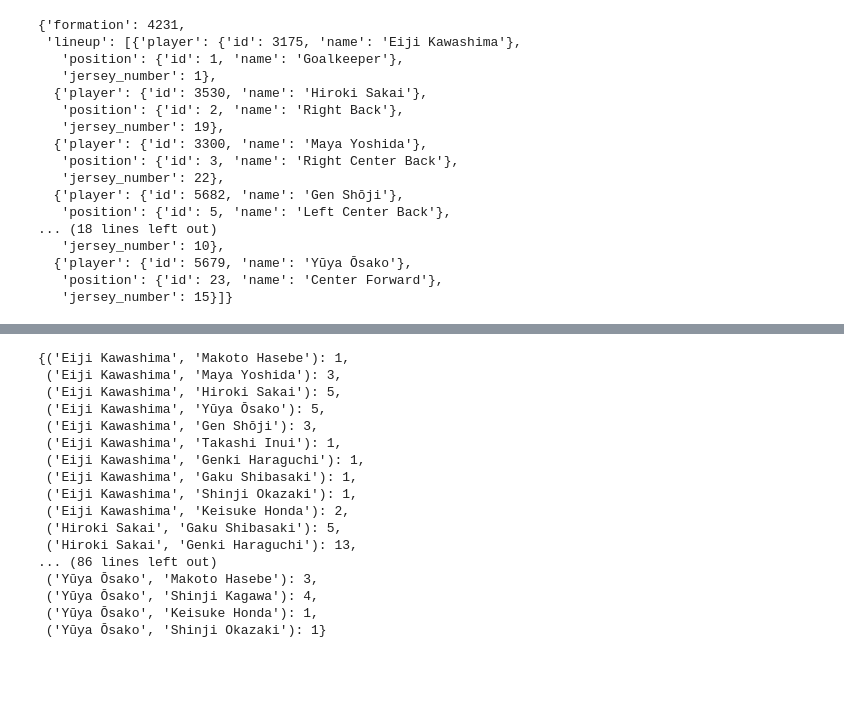
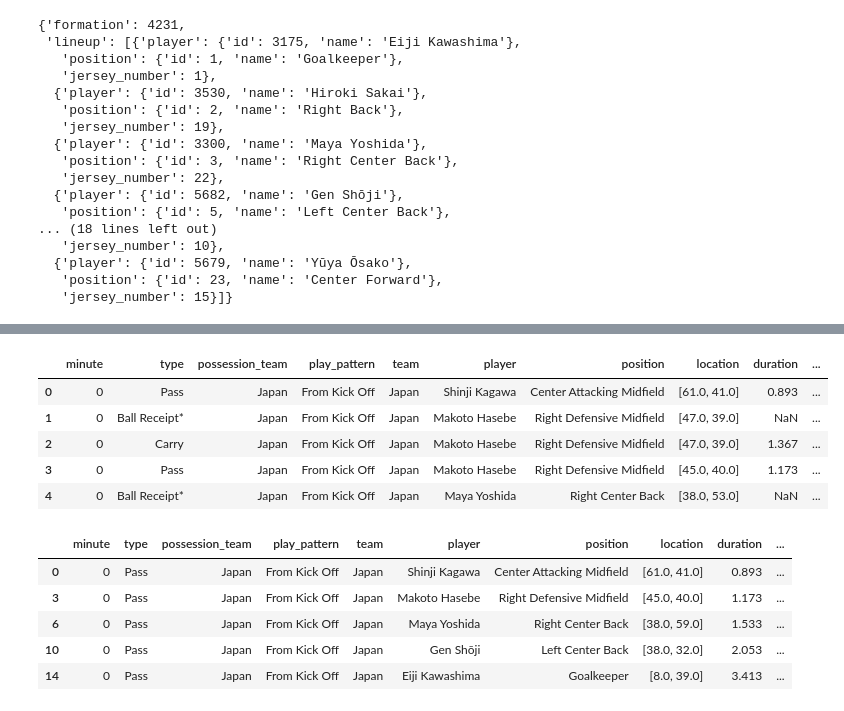
Before and after one commit to Qilowa/soccer-visualisation, a Jupyter notebook: jupyter/exploreWC.ipynb, the cells around one changed output, grey strips where cells are left out. Drawn from its saved outputs; the diff is of its cells as text; code cells hidden in the pictures; blank space fills up the shorter version.

```diff
--- a/jupyter/exploreWC.ipynb
+++ b/jupyter/exploreWC.ipynb
@@ -253,21 +252,20 @@ plot_circuits(df, home, positions, ax)
-# %%
-circuits = get_team_circuits(df, home)
-circuits
-# %% [output]
-{('Eiji Kawashima', 'Makoto Hasebe'): 1,
- ('Eiji Kawashima', 'Maya Yoshida'): 3,
- ('Eiji Kawashima', 'Hiroki Sakai'): 5,
- ('Eiji Kawashima', 'Yūya Ōsako'): 5,
- ('Eiji Kawashima', 'Gen Shōji'): 3,
- ('Eiji Kawashima', 'Takashi Inui'): 1,
- ('Eiji Kawashima', 'Genki Haraguchi'): 1,
- ('Eiji Kawashima', 'Gaku Shibasaki'): 1,
- ('Eiji Kawashima', 'Shinji Okazaki'): 1,
- ('Eiji Kawashima', 'Keisuke Honda'): 2,
- ('Hiroki Sakai', 'Gaku Shibasaki'): 5,
- ('Hiroki Sakai', 'Genki Haraguchi'): 13,
-... (86 lines left out)
- ('Yūya Ōsako', 'Makoto Hasebe'): 3,
- ('Yūya Ōsako', 'Shinji Kagawa'): 4,
- ('Yūya Ōsako', 'Keisuke Honda'): 1,
- ('Yūya Ōsako', 'Shinji Okazaki'): 1}
+# %%
+df.head()
+# %% [output]
+|  | minute | type | possession_team | play_pattern | team | player | position | location | duration | ... |
+| 0 | 0 | Pass | Japan | From Kick Off | Japan | Shinji Kagawa | Center Attacking Midfield | [61.0, 41.0] | 0.893 | ... |
+| 1 | 0 | Ball Receipt* | Japan | From Kick Off | Japan | Makoto Hasebe | Right Defensive Midfield | [47.0, 39.0] | NaN | ... |
+| 2 | 0 | Carry | Japan | From Kick Off | Japan | Makoto Hasebe | Right Defensive Midfield | [47.0, 39.0] | 1.367 | ... |
+| 3 | 0 | Pass | Japan | From Kick Off | Japan | Makoto Hasebe | Right Defensive Midfield | [45.0, 40.0] | 1.173 | ... |
+| 4 | 0 | Ball Receipt* | Japan | From Kick Off | Japan | Maya Yoshida | Right Center Back | [38.0, 53.0] | NaN | ... |
+# %%
+passes = get_pass_df(df)
+
+passes.head()
+# %% [output]
+|  | minute | type | possession_team | play_pattern | team | player | position | location | duration | ... |
+| 0 | 0 | Pass | Japan | From Kick Off | Japan | Shinji Kagawa | Center Attacking Midfield | [61.0, 41.0] | 0.893 | ... |
+| 3 | 0 | Pass | Japan | From Kick Off | Japan | Makoto Hasebe | Right Defensive Midfield | [45.0, 40.0] | 1.173 | ... |
+| 6 | 0 | Pass | Japan | From Kick Off | Japan | Maya Yoshida | Right Center Back | [38.0, 59.0] | 1.533 | ... |
+| 10 | 0 | Pass | Japan | From Kick Off | Japan | Gen Shōji | Left Center Back | [38.0, 32.0] | 2.053 | ... |
+| 14 | 0 | Pass | Japan | From Kick Off | Japan | Eiji Kawashima | Goalkeeper | [8.0, 39.0] | 3.413 | ... |
```
Also changed, not shown: parts of 3 cells of this notebook, 1 other file.
